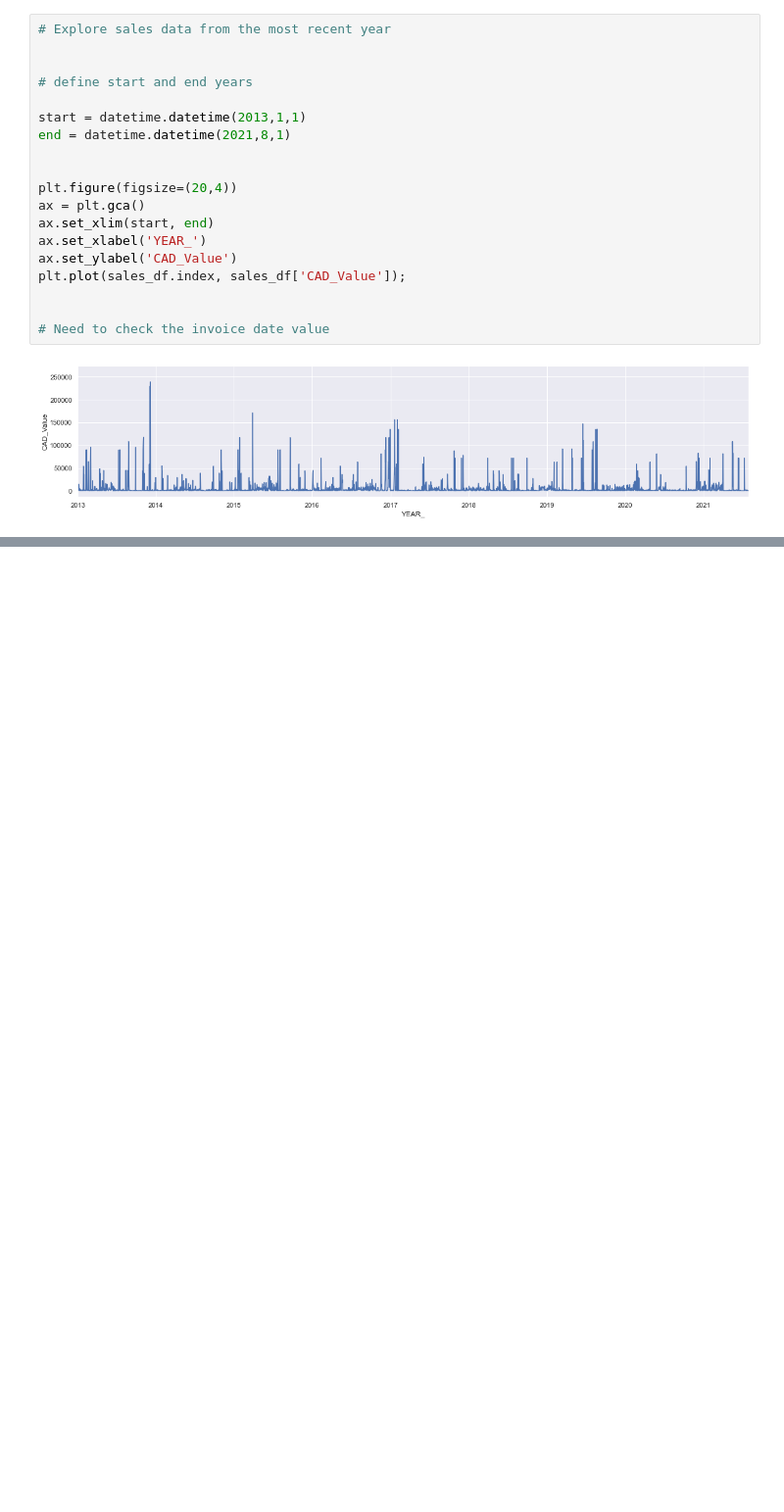
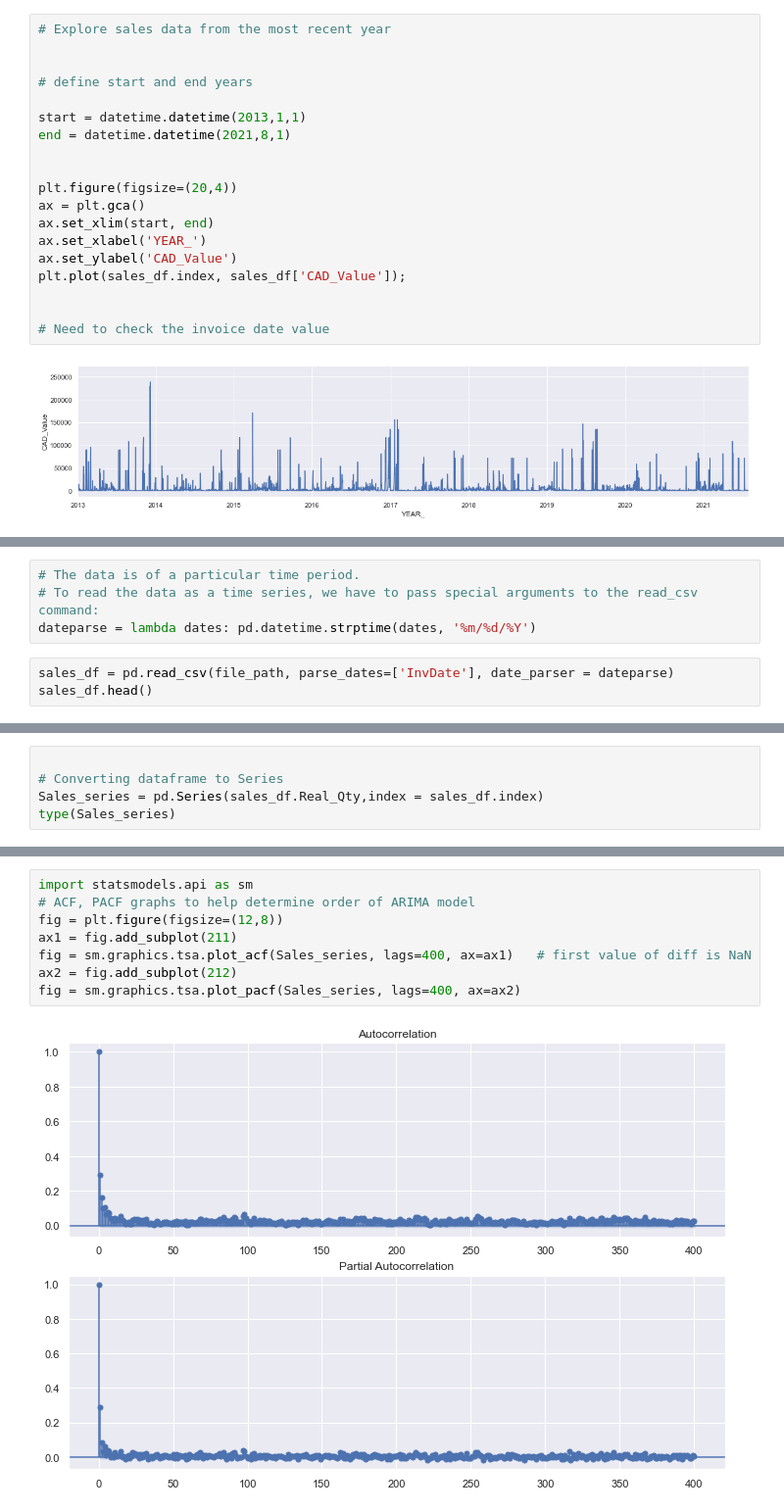
Before and after one commit to shayanafzal/DataMiners, a Jupyter notebook: Sales Forecasting using ML - Prophet and Arima.ipynb, the cells around one changed output, grey strips where cells are left out. Shown at 98% size. Drawn from its saved outputs; the diff is of its cells as text; blank space fills up the shorter version.

```diff
--- a/Sales Forecasting using ML - Prophet and Arima.ipynb
+++ b/Sales Forecasting using ML - Prophet and Arima.ipynb
@@ -511,0 +517,7 @@ plt.plot(sales_df.index, sales_df['CAD_Value']);
+# %%
+# The data is of a particular time period.
+# To read the data as a time series, we have to pass special arguments to the read_csv command:
+dateparse = lambda dates: pd.datetime.strptime(dates, '%m/%d/%Y')
+# %%
+sales_df = pd.read_csv(file_path, parse_dates=['InvDate'], date_parser = dateparse)
+sales_df.head()
@@ -511,0 +657,5 @@ plt.plot(sales_df.index, sales_df['CAD_Value']);
+# %%
+
+# Converting dataframe to Series
+Sales_series = pd.Series(sales_df.Real_Qty,index = sales_df.index)
+type(Sales_series)
@@ -511,0 +690,10 @@ plt.plot(sales_df.index, sales_df['CAD_Value']);
+# %%
+import statsmodels.api as sm
+# ACF, PACF graphs to help determine order of ARIMA model
+fig = plt.figure(figsize=(12,8))
+ax1 = fig.add_subplot(211)
+fig = sm.graphics.tsa.plot_acf(Sales_series, lags=400, ax=ax1)   # first value of diff is NaN
+ax2 = fig.add_subplot(212)
+fig = sm.graphics.tsa.plot_pacf(Sales_series, lags=400, ax=ax2)
+# %% [output]
+[figure, added]
```
Also changed, not shown: parts of 21 cells of this notebook, 3 other files.
